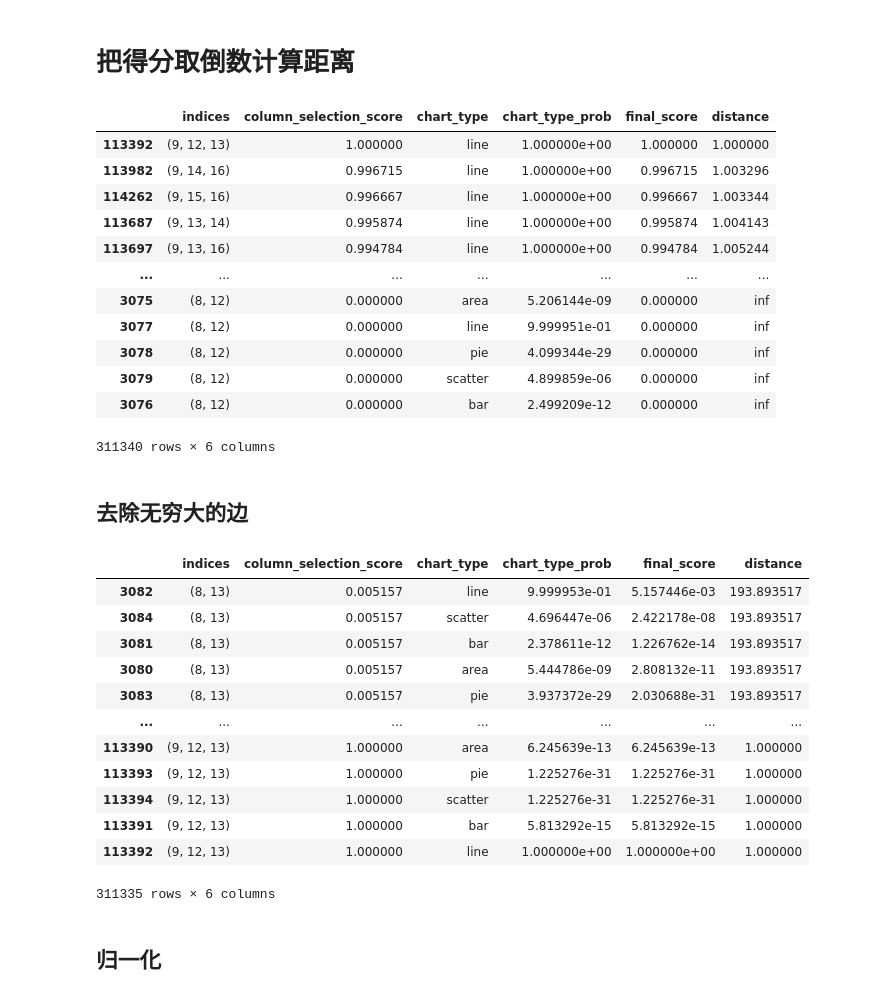
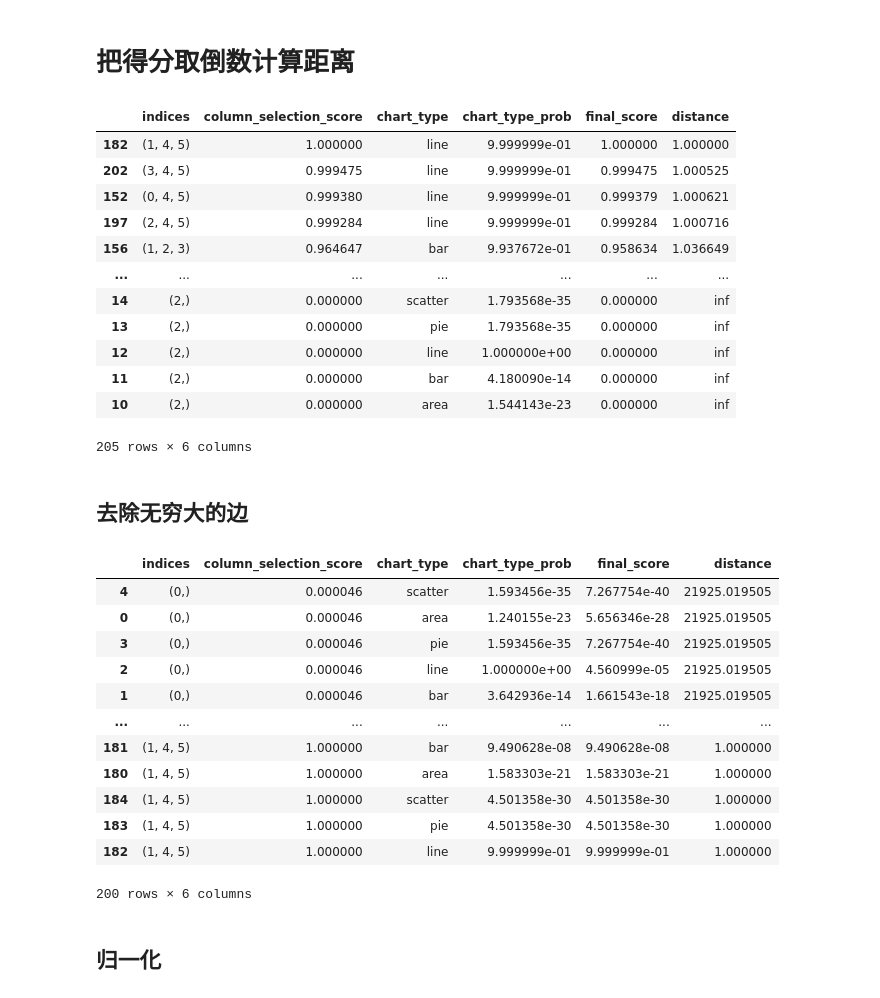
Before and after one commit to KXXH/MultiVision, a Jupyter notebook: column_clustering.ipynb, the cells around one changed output. Cells and saved outputs as stored; diff of their text form; code cells hidden in the pictures.

```diff
--- a/column_clustering.ipynb
+++ b/column_clustering.ipynb
@@ -66,30 +67,30 @@ ChartTypeLSTM(
 # %% [markdown]
 # 把得分取倒数计算距离
 # %%
-filename = 'csv/budget.csv'
+filename = 'csv/football.csv'
 
 chartRecommender = ChartRecommender(filename,
-                                    word_embedding_dict, column_score_model, chart_type_model, gpu)
+                                    word_embedding_dict, column_score_model, chart_type_model, device)
 bias = 0.000001
 
 scores = pd.DataFrame.from_records(chartRecommender.charts).sort_values(
     by='final_score', ascending=False)
 scores["distance"] = 1/(scores["column_selection_score"])
 scores
 # %% [output]
 |  | indices | column_selection_score | chart_type | chart_type_prob | final_score | distance |
-| 113392 | (9, 12, 13) | 1.000000 | line | 1.000000e+00 | 1.000000 | 1.000000 |
-| 113982 | (9, 14, 16) | 0.996715 | line | 1.000000e+00 | 0.996715 | 1.003296 |
-| 114262 | (9, 15, 16) | 0.996667 | line | 1.000000e+00 | 0.996667 | 1.003344 |
-| 113687 | (9, 13, 14) | 0.995874 | line | 1.000000e+00 | 0.995874 | 1.004143 |
-| 113697 | (9, 13, 16) | 0.994784 | line | 1.000000e+00 | 0.994784 | 1.005244 |
+| 182 | (1, 4, 5) | 1.000000 | line | 9.999999e-01 | 1.000000 | 1.000000 |
+| 202 | (3, 4, 5) | 0.999475 | line | 9.999999e-01 | 0.999475 | 1.000525 |
+| 152 | (0, 4, 5) | 0.999380 | line | 9.999999e-01 | 0.999379 | 1.000621 |
+| 197 | (2, 4, 5) | 0.999284 | line | 9.999999e-01 | 0.999284 | 1.000716 |
+| 156 | (1, 2, 3) | 0.964647 | bar | 9.937672e-01 | 0.958634 | 1.036649 |
 | ... | ... | ... | ... | ... | ... | ... |
-| 3075 | (8, 12) | 0.000000 | area | 5.206144e-09 | 0.000000 | inf |
-| 3077 | (8, 12) | 0.000000 | line | 9.999951e-01 | 0.000000 | inf |
-| 3078 | (8, 12) | 0.000000 | pie | 4.099344e-29 | 0.000000 | inf |
-| 3079 | (8, 12) | 0.000000 | scatter | 4.899859e-06 | 0.000000 | inf |
-| 3076 | (8, 12) | 0.000000 | bar | 2.499209e-12 | 0.000000 | inf |
+| 14 | (2,) | 0.000000 | scatter | 1.793568e-35 | 0.000000 | inf |
+| 13 | (2,) | 0.000000 | pie | 1.793568e-35 | 0.000000 | inf |
+| 12 | (2,) | 0.000000 | line | 1.000000e+00 | 0.000000 | inf |
+| 11 | (2,) | 0.000000 | bar | 4.180090e-14 | 0.000000 | inf |
+| 10 | (2,) | 0.000000 | area | 1.544143e-23 | 0.000000 | inf |
-311340 rows × 6 columns
+205 rows × 6 columns
 # %% [markdown]
 ## 去除无穷大的边
 # %%
@@ -97,18 +98,18 @@ scores=scores.loc[scores["distance"]!=float("inf")]
 scores.sort_values(by='distance', ascending=False)
 # %% [output]
 |  | indices | column_selection_score | chart_type | chart_type_prob | final_score | distance |
-| 3082 | (8, 13) | 0.005157 | line | 9.999953e-01 | 5.157446e-03 | 193.893517 |
-| 3084 | (8, 13) | 0.005157 | scatter | 4.696447e-06 | 2.422178e-08 | 193.893517 |
-| 3081 | (8, 13) | 0.005157 | bar | 2.378611e-12 | 1.226762e-14 | 193.893517 |
-| 3080 | (8, 13) | 0.005157 | area | 5.444786e-09 | 2.808132e-11 | 193.893517 |
-| 3083 | (8, 13) | 0.005157 | pie | 3.937372e-29 | 2.030688e-31 | 193.893517 |
+| 4 | (0,) | 0.000046 | scatter | 1.593456e-35 | 7.267754e-40 | 21925.019505 |
+| 0 | (0,) | 0.000046 | area | 1.240155e-23 | 5.656346e-28 | 21925.019505 |
+| 3 | (0,) | 0.000046 | pie | 1.593456e-35 | 7.267754e-40 | 21925.019505 |
+| 2 | (0,) | 0.000046 | line | 1.000000e+00 | 4.560999e-05 | 21925.019505 |
+| 1 | (0,) | 0.000046 | bar | 3.642936e-14 | 1.661543e-18 | 21925.019505 |
 | ... | ... | ... | ... | ... | ... | ... |
-| 113390 | (9, 12, 13) | 1.000000 | area | 6.245639e-13 | 6.245639e-13 | 1.000000 |
-| 113393 | (9, 12, 13) | 1.000000 | pie | 1.225276e-31 | 1.225276e-31 | 1.000000 |
-| 113394 | (9, 12, 13) | 1.000000 | scatter | 1.225276e-31 | 1.225276e-31 | 1.000000 |
-| 113391 | (9, 12, 13) | 1.000000 | bar | 5.813292e-15 | 5.813292e-15 | 1.000000 |
-| 113392 | (9, 12, 13) | 1.000000 | line | 1.000000e+00 | 1.000000e+00 | 1.000000 |
+| 181 | (1, 4, 5) | 1.000000 | bar | 9.490628e-08 | 9.490628e-08 | 1.000000 |
+| 180 | (1, 4, 5) | 1.000000 | area | 1.583303e-21 | 1.583303e-21 | 1.000000 |
+| 184 | (1, 4, 5) | 1.000000 | scatter | 4.501358e-30 | 4.501358e-30 | 1.000000 |
+| 183 | (1, 4, 5) | 1.000000 | pie | 4.501358e-30 | 4.501358e-30 | 1.000000 |
+| 182 | (1, 4, 5) | 1.000000 | line | 9.999999e-01 | 9.999999e-01 | 1.000000 |
-311335 rows × 6 columns
+200 rows × 6 columns
 # %% [markdown]
 ## 归一化
 # %%
```
Also changed, not shown: parts of 6 cells of this notebook.
